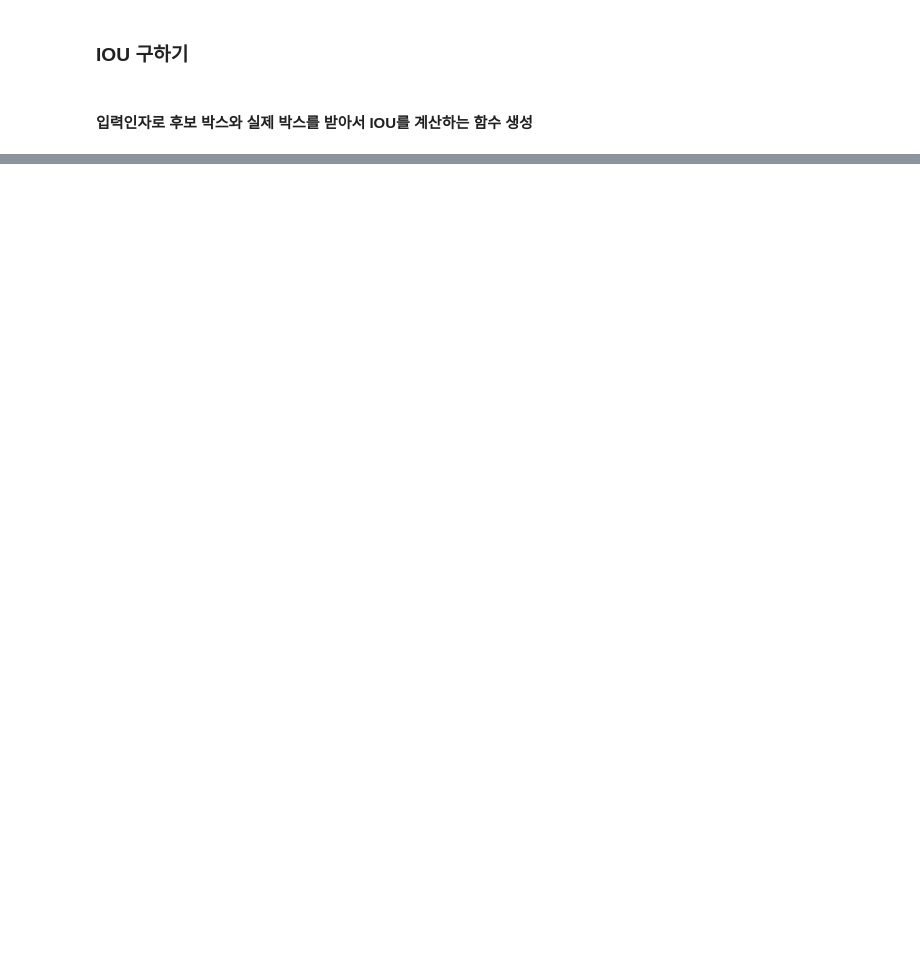
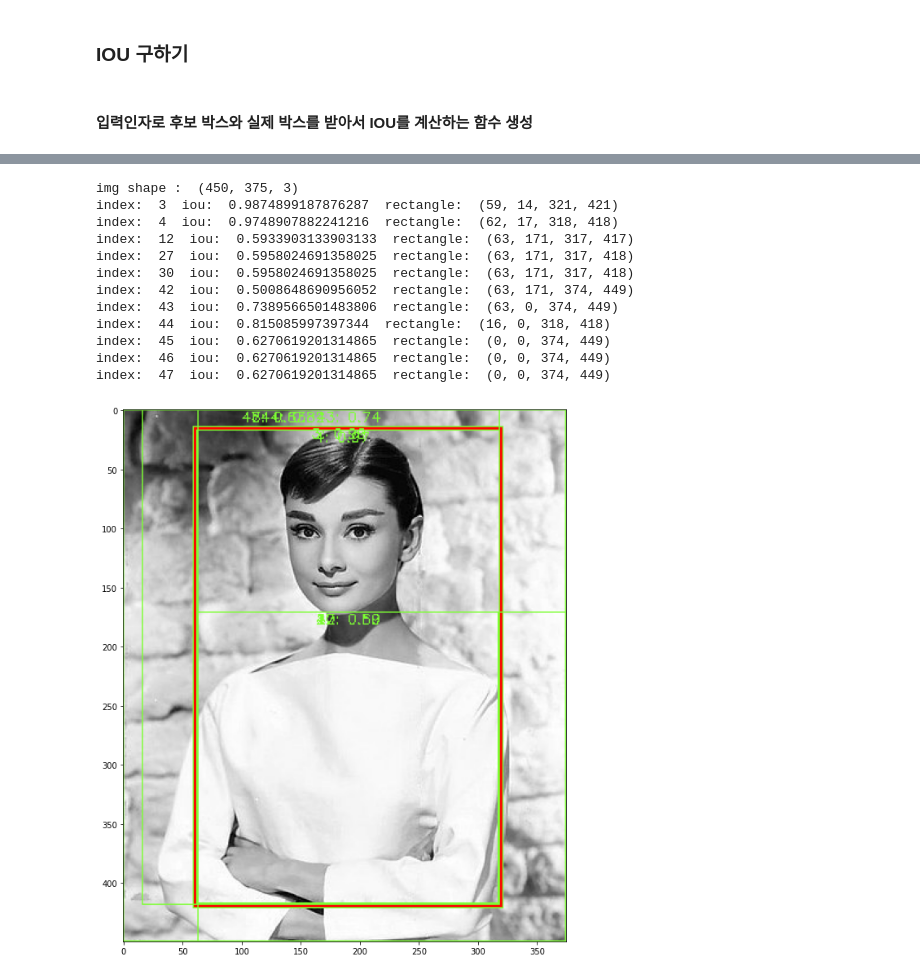
Before and after one commit to George-Polya/Inflearn-CV, a Jupyter notebook: Detection/preliminary/Selective_search와_IOU구하기.ipynb, the cells around one changed output, grey strips where cells are left out. Drawn from its saved outputs; the diff is of its cells as text; code cells hidden in the pictures; blank space fills up the shorter version.

```diff
--- a/Detection/preliminary/Selective_search와_IOU구하기.ipynb
+++ b/Detection/preliminary/Selective_search와_IOU구하기.ipynb
@@ -48,0 +146,11 @@ img shape :  (450, 375, 3)
+# %%
+cand_rects = [cand["rect"] for cand in regions]
+
+for index, cand_box in enumerate(cand_rects):
+    print()
+    cand_box = list(cand_box)
+    cand_box[2] += cand_box[0]
+    cand_box[3] += cand_box[1]
+
+    iou = compute_iou(cand_box, gt_box)
+    print("index : ", index, " iou : ", iou)
@@ -48,0 +197,39 @@ img shape :  (450, 375, 3)
+# %%
+img = cv2.imread("../../data/image/audrey01.jpg")
+img_rgb = cv2.cvtColor(img, cv2.COLOR_BGR2RGB)
+print("img shape : ", img.shape)
+
+green_rgb = (125,255,51)
+cand_rects = [cand["rect"] for cand in regions if cand["size"] > 3000]
+gt_box = [60,15,320,420]
+img_rgb = cv2.rectangle(img_rgb, (gt_box[0], gt_box[1]), (gt_box[2], gt_box[3]), color=red, thickness=2)
+
+for index, cand_box in enumerate(cand_rects):
+    cand_box = list(cand_box)
+    cand_box[2] += cand_box[0]
+    cand_box[3] += cand_box[1]
+    iou = compute_iou(cand_box, gt_box)
+
+    if iou > 0.5:
+        print("index: ",index, " iou: ",iou, " rectangle: ",(cand_box[0], cand_box[1], cand_box[2], cand_box[3]))
+        cv2.rectangle(img_rgb, (cand_box[0], cand_box[1]), (cand_box[2], cand_box[3]), color=green_rgb, thickness=1)
+        text = "{}: {:.2f}".format(index, iou)
+        cv2.putText(img_rgb, text, (cand_box[0]+100, cand_box[1]+10), cv2.FONT_HERSHEY_SIMPLEX, 0.4, color=green_rgb, thickness=1)
+
+plt.figure(figsize=(12,12))
+plt.imshow(img_rgb)
+plt.show()
+# %% [output]
+img shape :  (450, 375, 3)
+index:  3  iou:  0.9874899187876287  rectangle:  (59, 14, 321, 421)
+index:  4  iou:  0.9748907882241216  rectangle:  (62, 17, 318, 418)
+index:  12  iou:  0.5933903133903133  rectangle:  (63, 171, 317, 417)
+index:  27  iou:  0.5958024691358025  rectangle:  (63, 171, 317, 418)
+index:  30  iou:  0.5958024691358025  rectangle:  (63, 171, 317, 418)
+index:  42  iou:  0.5008648690956052  rectangle:  (63, 171, 374, 449)
+index:  43  iou:  0.7389566501483806  rectangle:  (63, 0, 374, 449)
+index:  44  iou:  0.815085997397344  rectangle:  (16, 0, 318, 418)
+index:  45  iou:  0.6270619201314865  rectangle:  (0, 0, 374, 449)
+index:  46  iou:  0.6270619201314865  rectangle:  (0, 0, 374, 449)
+index:  47  iou:  0.6270619201314865  rectangle:  (0, 0, 374, 449)
+[figure, added]
```
Also changed, not shown: parts of 9 cells of this notebook.
